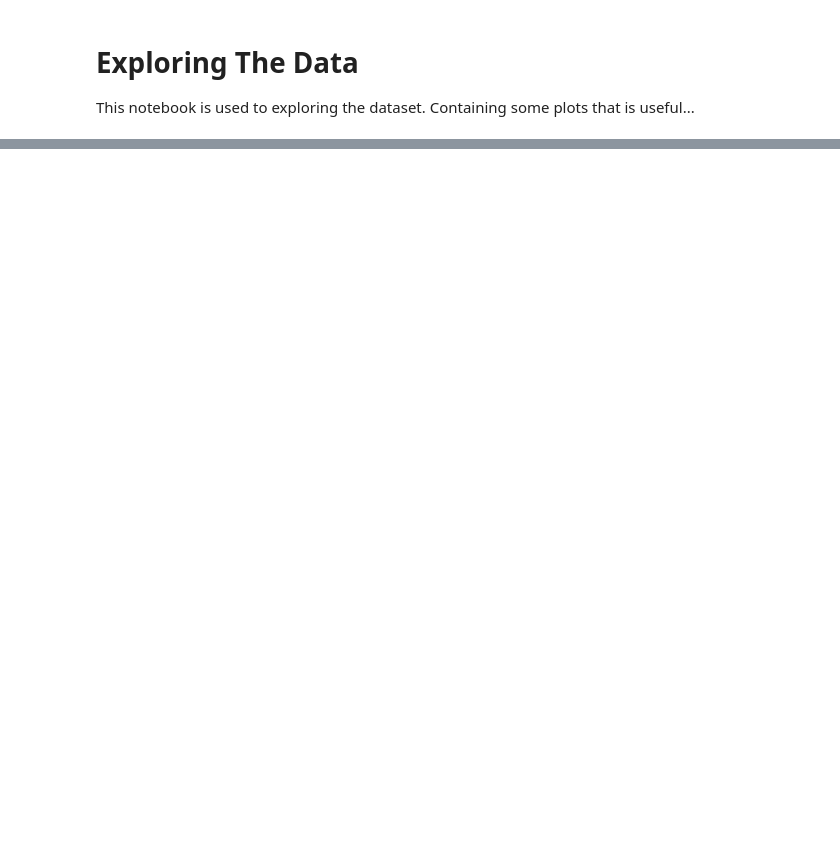
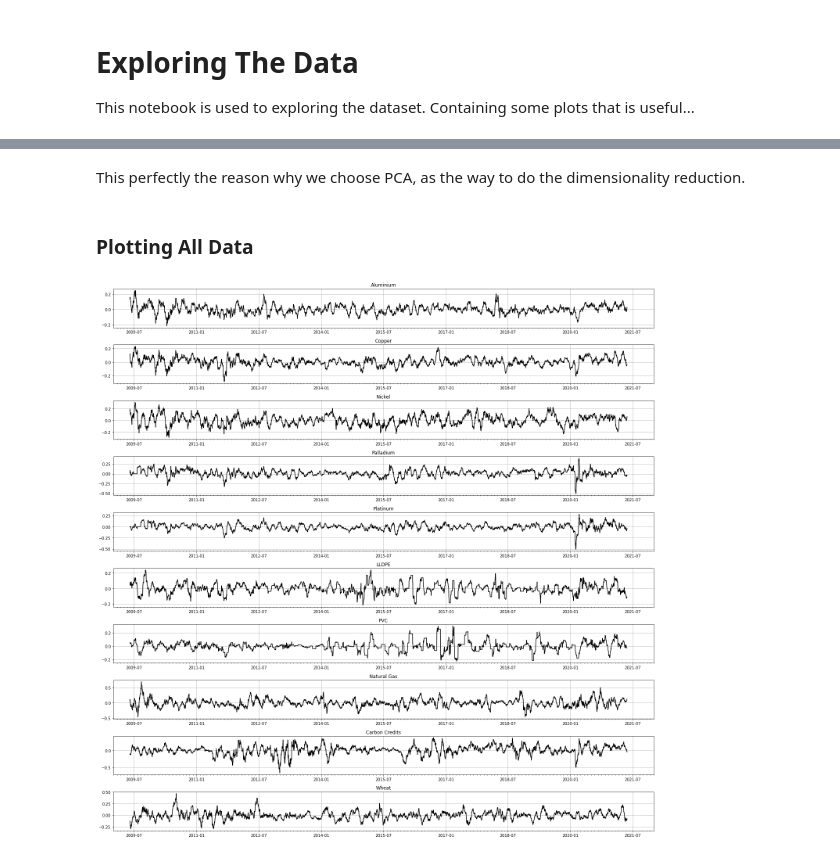
Before and after one commit to Phutoast/commodity-prices-prediction, a Jupyter notebook: explore_data_plot.ipynb, the cells around one changed output, grey strips where cells are left out. Drawn from its saved outputs; the diff is of its cells as text; code cells hidden in the pictures; blank space fills up the shorter version.

```diff
--- a/explore_data_plot.ipynb
+++ b/explore_data_plot.ipynb
@@ -53,0 +17,8 @@ load_metal_data("carbon")
+# %% [markdown]
+This perfectly the reason why we choose PCA, as the way to do the dimensionality reduction.
+# %% [markdown]
+### Plotting All Data
+# %%
+fig1, ax1 = explore_data.plot_all_data()
+# %% [output]
+[figure, added]
```
Also changed, not shown: parts of 10 cells of this notebook, 35 other files.
